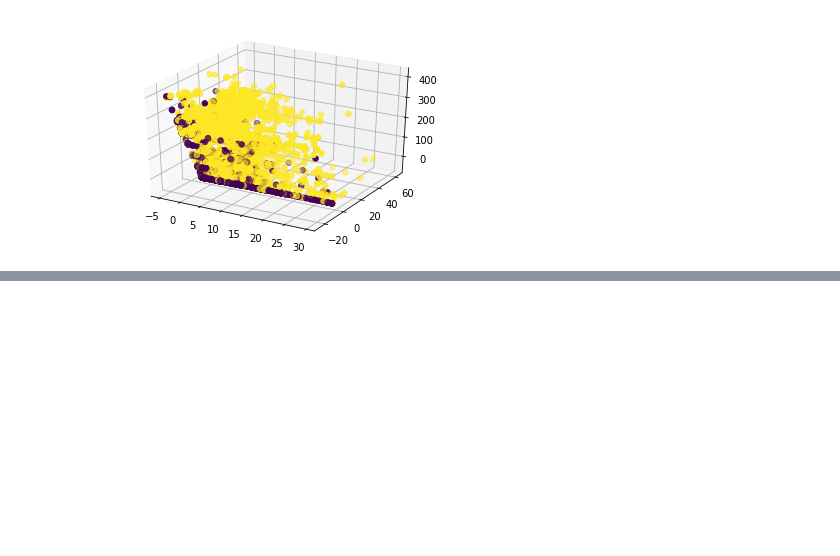
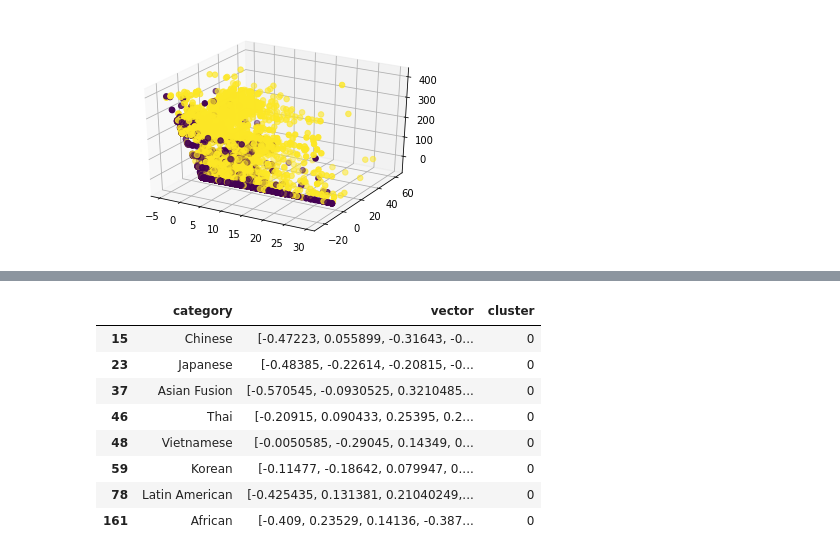
Before and after one commit to Coldsp33d/Yelp-Challenge-2018, a Jupyter notebook: clustering.ipynb, the cells around one changed output, grey strips where cells are left out. Cells and saved outputs as stored; diff of their text form; code cells hidden in the pictures; blank space fills up the shorter version.

```diff
--- a/clustering.ipynb
+++ b/clustering.ipynb
@@ -228,0 +307,13 @@ plt.show()
+# %%
+# All business that serves Eastern and South East Asian cusisines are grouped together into a single cluster
+df.loc[df['cluster'] == 0]
+# %% [output]
+|  | category | vector | cluster |
+| 15 | Chinese | [-0.47223, 0.055899, -0.31643, -0... | 0 |
+| 23 | Japanese | [-0.48385, -0.22614, -0.20815, -0... | 0 |
+| 37 | Asian Fusion | [-0.570545, -0.0930525, 0.3210485... | 0 |
+| 46 | Thai | [-0.20915, 0.090433, 0.25395, 0.2... | 0 |
+| 48 | Vietnamese | [-0.0050585, -0.29045, 0.14349, 0... | 0 |
+| 59 | Korean | [-0.11477, -0.18642, 0.079947, 0.... | 0 |
+| 78 | Latin American | [-0.425435, 0.131381, 0.21040249,... | 0 |
+| 161 | African | [-0.409, 0.23529, 0.14136, -0.387... | 0 |
```
Also changed, not shown: parts of 16 cells of this notebook.
